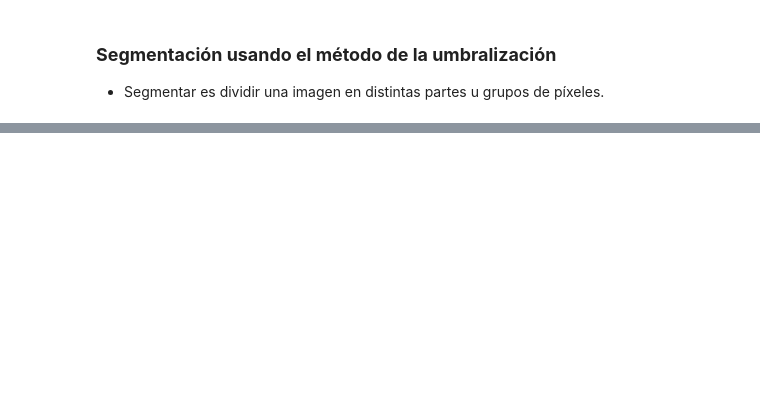
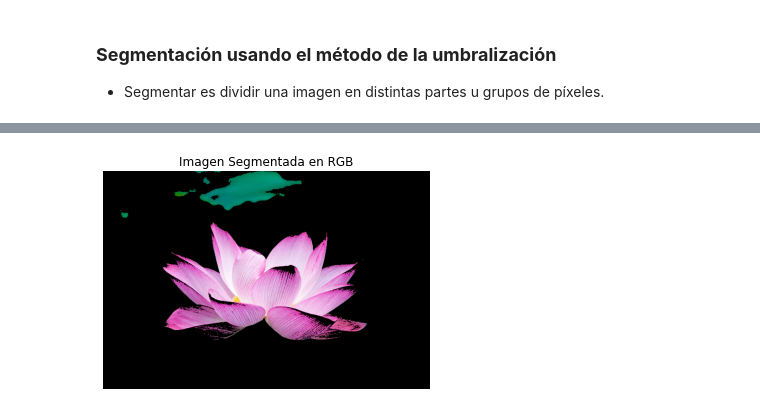
Before and after one commit to jpcano1/ISIS_4825_taller_3, a Jupyter notebook: bootcamp/Scikit_image_Bootcamp.ipynb, the cells around one changed output, grey strips where cells are left out. Cells and saved outputs as stored; diff of their text form; code cells hidden in the pictures; blank space fills up the shorter version.

```diff
--- a/bootcamp/Scikit_image_Bootcamp.ipynb
+++ b/bootcamp/Scikit_image_Bootcamp.ipynb
@@ -137,0 +165,11 @@ plt.show();
+# %%
+binarized_img_3 = np.zeros_like(img)
+binarized_img_3[..., 0] = binarized_img
+binarized_img_3[..., 1] = binarized_img
+binarized_img_3[..., 2] = binarized_img
+# %%
+segmented_img_3 = binarized_img_3 * img
+# %%
+vis.visualize(segmented_img_3, "Imagen Segmentada en RGB")
+# %% [output]
+[figure, added]
```
Also changed, not shown: parts of 10 cells of this notebook, 1 other file.
